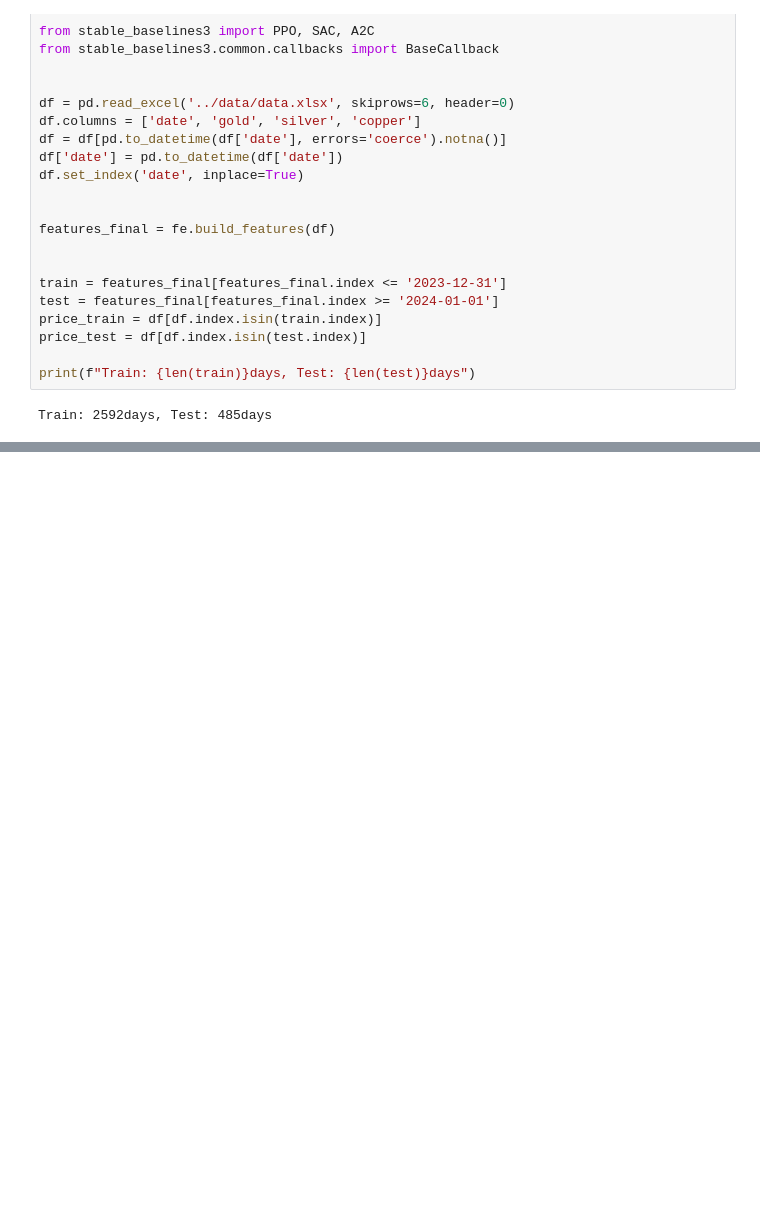
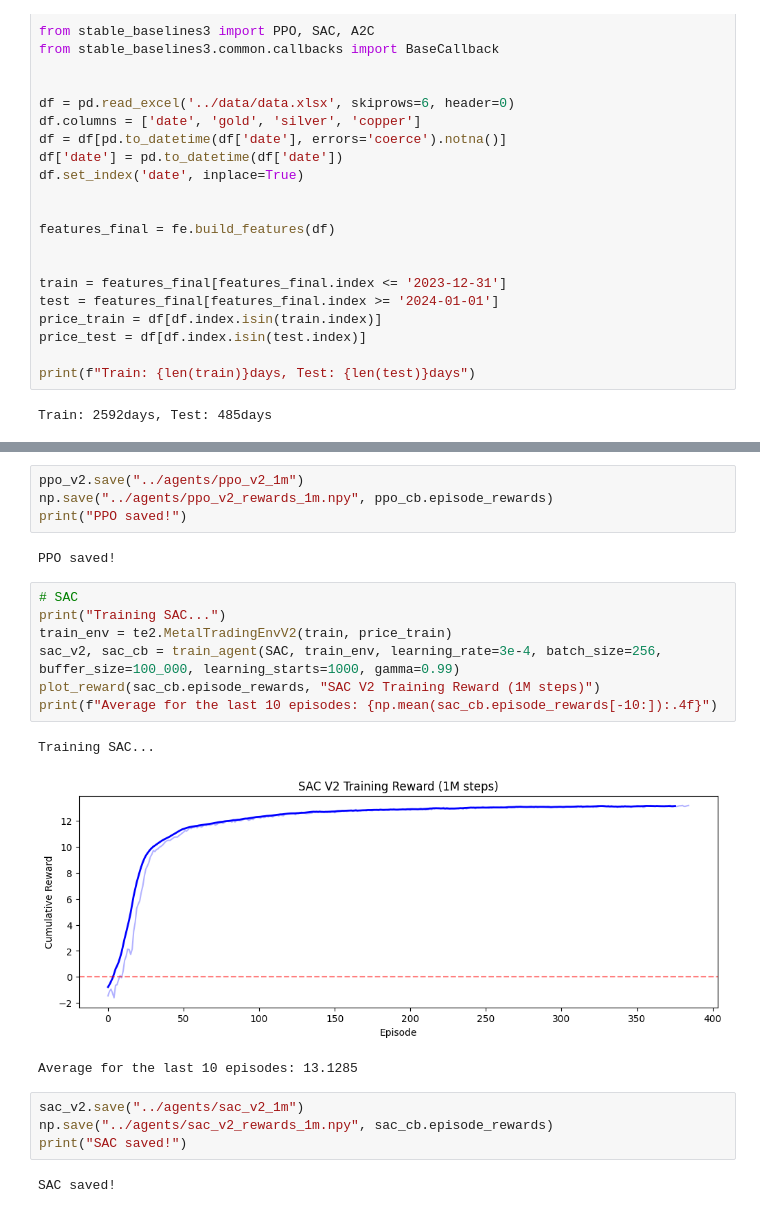
Before and after one commit to blackcatyu/DRL-for-Portfolio-Allocation, a Jupyter notebook: notebooks/07_train_restep.ipynb, the cells around one changed output, grey strips where cells are left out. Saved outputs shown, nothing was run; the diff lists cells and outputs as text; blank space fills up the shorter version.

Commit message:
trained model for env v2

```diff
--- a/notebooks/07_train_restep.ipynb
+++ b/notebooks/07_train_restep.ipynb
@@ -79,0 +80,23 @@ Average for the last 10 episodes: 13.4163
+# %%
+ppo_v2.save("../agents/ppo_v2_1m")
+np.save("../agents/ppo_v2_rewards_1m.npy", ppo_cb.episode_rewards)
+print("PPO saved!")
+# %% [output]
+PPO saved!
+# %%
+# SAC
+print("Training SAC...")
+train_env = te2.MetalTradingEnvV2(train, price_train)
+sac_v2, sac_cb = train_agent(SAC, train_env, learning_rate=3e-4, batch_size=256, buffer_size=100_000, learning_starts=1000, gamma=0.99)
+plot_reward(sac_cb.episode_rewards, "SAC V2 Training Reward (1M steps)")
+print(f"Average for the last 10 episodes: {np.mean(sac_cb.episode_rewards[-10:]):.4f}")
+# %% [output]
+Training SAC...
+[figure, added]
+Average for the last 10 episodes: 13.1285
+# %%
+sac_v2.save("../agents/sac_v2_1m")
+np.save("../agents/sac_v2_rewards_1m.npy", sac_cb.episode_rewards)
+print("SAC saved!")
+# %% [output]
+SAC saved!
```
Also changed, not shown: parts of 3 cells of this notebook, 6 other files.
